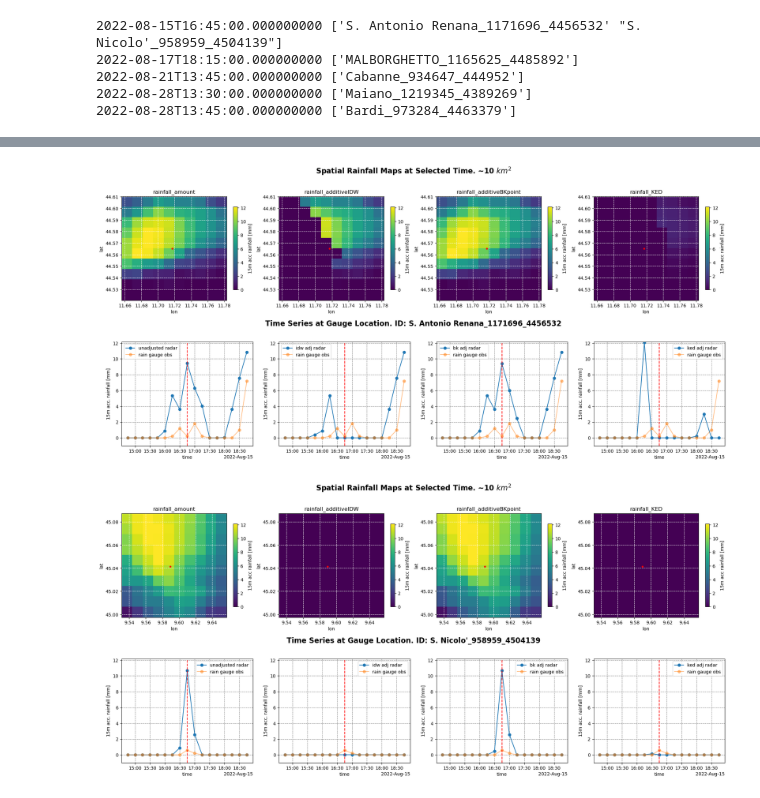
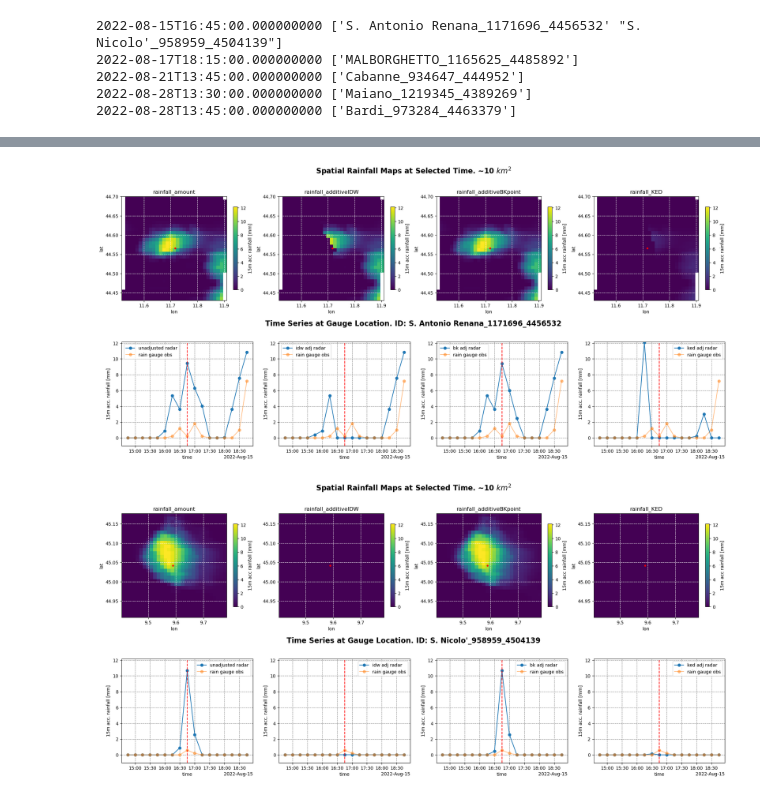
Before and after one commit to EliaCovi/radar_adjustment_intercomparison, a Jupyter notebook: 4_adjustment_analysis.ipynb, the cells around one changed output, grey strips where cells are left out. Saved outputs shown, nothing was run; the diff lists cells and outputs as text; code cells hidden in the pictures.

Commit message:
plot utils

```diff
--- a/4_adjustment_analysis.ipynb
+++ b/4_adjustment_analysis.ipynb
@@ -307,13 +307,17 @@ for t in test.time.values:
 # SELECT TIME AND RAIN GAUGES
 seltime = '2022-08-15T16:45:00.000000000'
 selids = ['S. Antonio Renana_1171696_4456532', "S. Nicolo'_958959_4504139"]
-
+# area [km2] to display around the station
+area_maps = 30
+# how many hours to display before and after seltime
+deltah_timeline = 2
+#>>>>>>>>>>>>>>>>>>>>>>>>>>>>>>>>>>>>>>>>>>>>>>>>>>>>>>>>>>>>>>>>>>>>>>>>>>>>>>>>>>>>>>>>>>>>>>>>>>>>>>>>>>>>>>>>>>>>>>>>>>>>>>>
 for sid in selids:
     # cut area ~10 km2
-    low_lon = float(ds_gauges.x.sel(id=sid).values) - 5000
-    up_lon = float(ds_gauges.x.sel(id=sid).values) + 5000
-    low_lat = float(ds_gauges.y.sel(id=sid).values) - 5000
-    up_lat = float(ds_gauges.y.sel(id=sid).values) + 5000
+    low_lon = float(ds_gauges.x.sel(id=sid).values) - area_maps*1000/2
+    up_lon = float(ds_gauges.x.sel(id=sid).values) + area_maps*1000/2
+    low_lat = float(ds_gauges.y.sel(id=sid).values) - area_maps*1000/2
+    up_lat = float(ds_gauges.y.sel(id=sid).values) + area_maps*1000/2
     mask = (ds_rad.xs >=  low_lon)&(ds_rad.xs <=  up_lon)&(ds_rad.ys >=  low_lat)&(ds_rad.ys <=  up_lat)
     ds_rad_cut = ds_rad.where(mask, drop=True)
     #plot all the maps with the stations positions
@@ -335,33 +339,34 @@ for sid in selids:
     ax[0,1].set_title('rainfall_additiveIDW')
     ax[0,2].set_title('rainfall_additiveBKpoint')
     ax[0,3].set_title('rainfall_KED')
     for i in range(4):
         ax[0,i].grid(linestyle='--', color='white')
         ax[0,i].scatter(ds_gauges.lon.sel(id=sid), ds_gauges.lat.sel(id=sid), color='red', s=10)
         ax[0,i].set_xlabel('lon')
         ax[0,i].set_ylabel('lat')
 
     # plot time series
-    interval = slice(np.datetime64(seltime)-np.timedelta64(2,'h'), np.datetime64(seltime)+np.timedelta64(2,'h'))
+    interval = slice(np.datetime64(seltime)-np.timedelta64(deltah_timeline,'h'),
+                     np.datetime64(seltime)+np.timedelta64(deltah_timeline,'h'))
     ds_gauges.rainfall_radar.sel(id=sid, time=interval).plot.line(ax=ax[1,0], marker='o', label='unadjusted radar')
     ds_gauges.rainfall_amount.sel(id=sid, time=interval).plot.line(ax=ax[1,0], marker='o', label='rain gauge obs', alpha=.5)
     ds_gauges.adjust_idw.sel(id=sid, time=interval).plot.line(ax=ax[1,1], marker='o', label='idw adj radar')
     ds_gauges.rainfall_amount.sel(id=sid, time=interval).plot.line(ax=ax[1,1], marker='o', label='rain gauge obs', alpha=.5)
     ds_gauges.adjust_bk.sel(id=sid, time=interval).plot.line(ax=ax[1,2], marker='o', label='bk adj radar')
     ds_gauges.rainfall_amount.sel(id=sid, time=interval).plot.line(ax=ax[1,2], marker='o', label='rain gauge obs', alpha=.5)
     ds_gauges.adjust_ked.sel(id=sid, time=interval).plot.line(ax=ax[1,3], marker='o', label='ked adj radar')
     ds_gauges.rainfall_amount.sel(id=sid, time=interval).plot.line(ax=ax[1,3], marker='o', label='rain gauge obs', alpha=.5)
     for i in range(4):
         ax[1,i].grid(linestyle='--', c='gray')
         ax[1,i].axvline(x=np.datetime64(seltime), c='red', linestyle='--')
         ax[1,i].set_ylim([-1, vmax])
         ax[1,i].legend()
         ax[1,i].set_ylabel('15m acc. rainfall [mm]')
         ax[1,i].set_title('')
 
     fig.text(0.5, 0.95, 'Spatial Rainfall Maps at Selected Time. ~10 $km^2$', ha='center', fontsize=16, fontweight='bold')
     fig.text(0.5, 0.48, 'Time Series at Gauge Location. ID: '+sid, ha='center', fontsize=16, fontweight='bold')
     plt.subplots_adjust(hspace=0.4)
 # %% [output]
-[figure, old version]
+[figure, new version]
-[figure, old version]
+[figure, new version]
```
